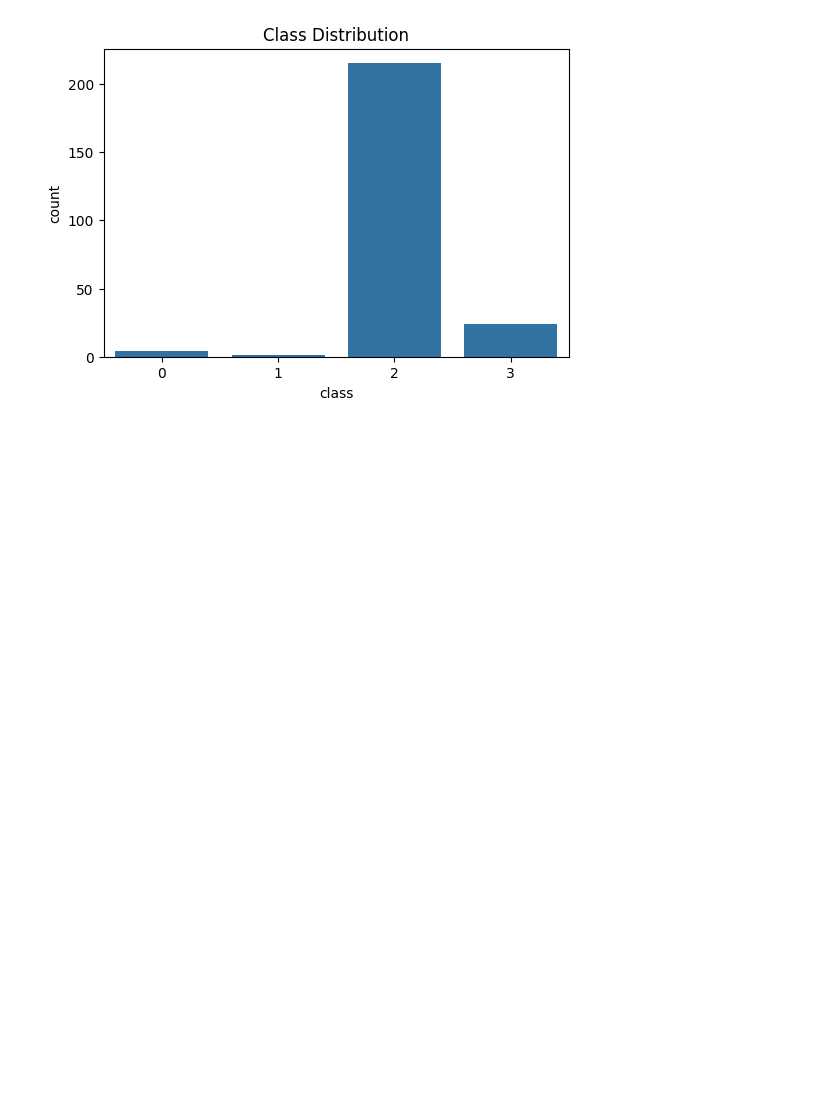
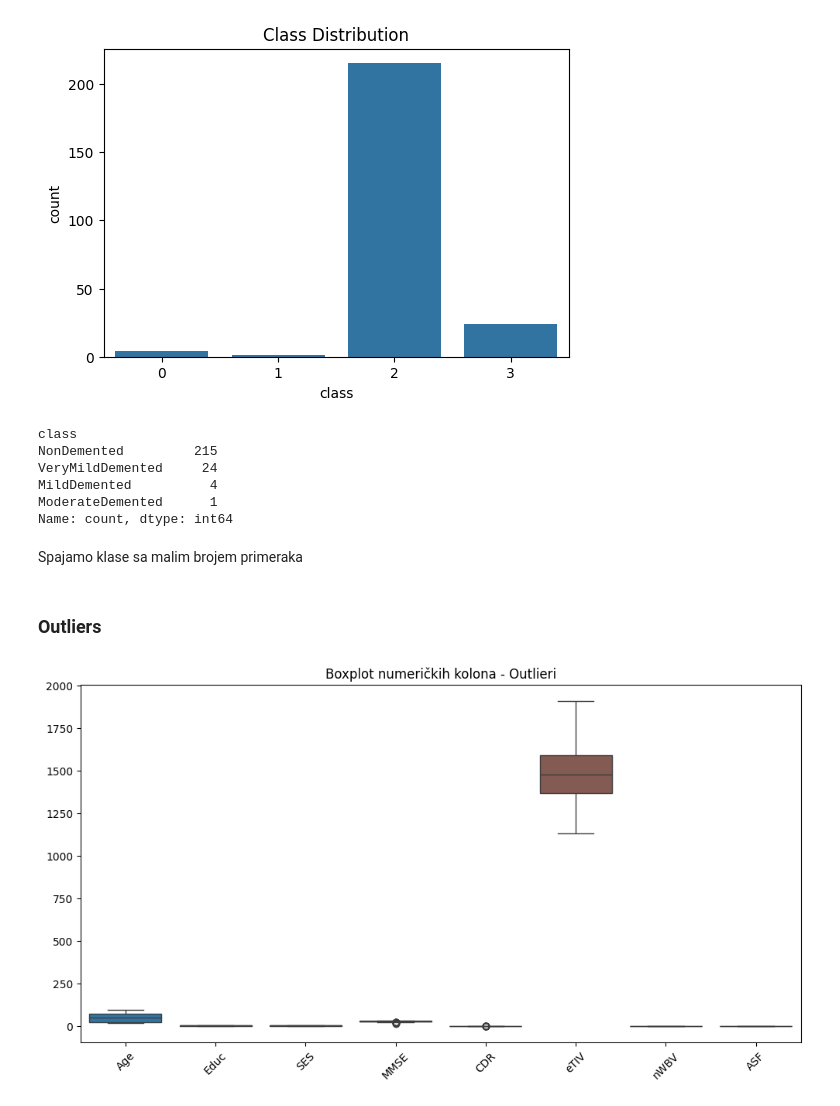
Before and after one commit to teodora18040cvetkovic/Machine_Learning_Project_1, a Jupyter notebook: notebook_project_1.ipynb, the cells around one changed output. Cells and saved outputs as stored; diff of their text form; code cells hidden in the pictures; blank space fills up the shorter version.

```diff
--- a/notebook_project_1.ipynb
+++ b/notebook_project_1.ipynb
@@ -173,0 +183,30 @@ plt.show()
+# %%
+print(y.value_counts())
+# %% [output]
+class
+NonDemented         215
+VeryMildDemented     24
+MildDemented          4
+ModerateDemented      1
+Name: count, dtype: int64
+# %% [markdown]
+Spajamo klase sa malim brojem primeraka
+# %%
+data_set['class'] = data_set['class'].replace({
+    'ModerateDemented': 'MildDemented'
+})
+# %% [markdown]
+### Outliers
+# %%
+import matplotlib.pyplot as plt
+import seaborn as sns
+
+num_cols = ['Age','Educ','SES','MMSE','CDR','eTIV','nWBV','ASF']
+
+plt.figure(figsize=(12,6))
+sns.boxplot(data=data_set[num_cols])
+plt.xticks(rotation=45)
+plt.title("Boxplot numeričkih kolona - Outlieri")
+plt.show()
+# %% [output]
+[figure, added]
```
Also changed, not shown: parts of 19 cells of this notebook.
